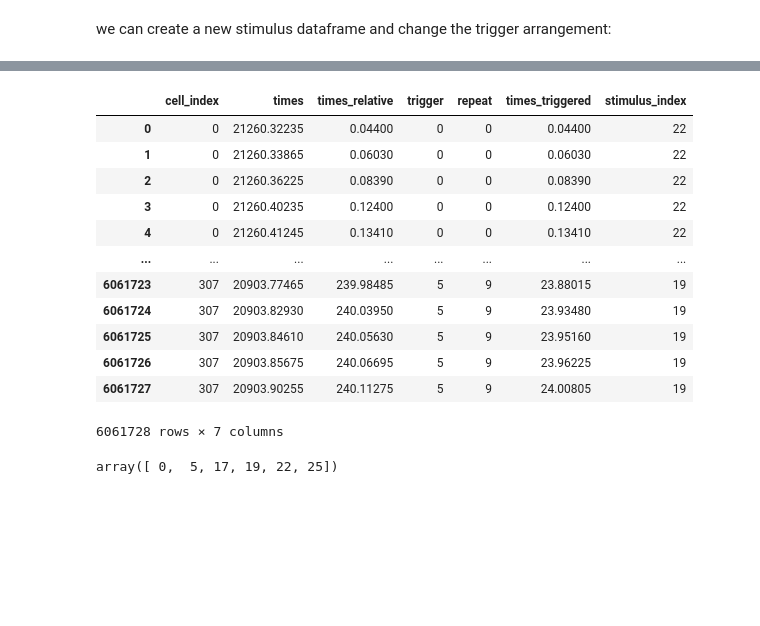
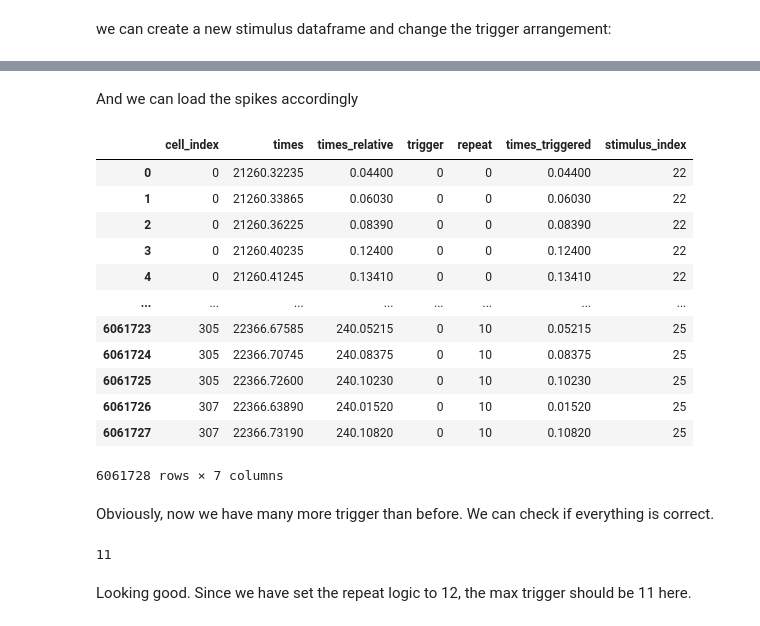
Before and after one commit to marvinseifert/polarspike, a Jupyter notebook: Loading_spikes.ipynb, the cells around one changed output, grey strips where cells are left out. Drawn from its saved outputs; the diff is of its cells as text; code cells hidden in the pictures; blank space fills up the shorter version.

```diff
--- a/Loading_spikes.ipynb
+++ b/Loading_spikes.ipynb
@@ -273,20 +224,27 @@ spikes_df = recording.get_spikes_df(stimulus_df="fff_stimulus")
-# %%
-spikes_df
-# %% [output]
-|  | cell_index | times | times_relative | trigger | repeat | times_triggered | stimulus_index |
-| 0 | 0 | 21260.32235 | 0.04400 | 0 | 0 | 0.04400 | 22 |
-| 1 | 0 | 21260.33865 | 0.06030 | 0 | 0 | 0.06030 | 22 |
-| 2 | 0 | 21260.36225 | 0.08390 | 0 | 0 | 0.08390 | 22 |
-| 3 | 0 | 21260.40235 | 0.12400 | 0 | 0 | 0.12400 | 22 |
-| 4 | 0 | 21260.41245 | 0.13410 | 0 | 0 | 0.13410 | 22 |
-| ... | ... | ... | ... | ... | ... | ... | ... |
-| 6061723 | 307 | 20903.77465 | 239.98485 | 5 | 9 | 23.88015 | 19 |
-| 6061724 | 307 | 20903.82930 | 240.03950 | 5 | 9 | 23.93480 | 19 |
-| 6061725 | 307 | 20903.84610 | 240.05630 | 5 | 9 | 23.95160 | 19 |
-| 6061726 | 307 | 20903.85675 | 240.06695 | 5 | 9 | 23.96225 | 19 |
-| 6061727 | 307 | 20903.90255 | 240.11275 | 5 | 9 | 24.00805 | 19 |
-6061728 rows × 7 columns
-# %%
-np.unique(spikes_df["stimulus_index"])
-# %% [output]
-array([ 0,  5, 17, 19, 22, 25])
+# %% [markdown]
+And we can load the spikes accordingly
+# %%
+spikes_df = recording.get_spikes_df(stimulus_df = "fff_stimulus_2s_trigger")
+spikes_df
+# %% [output]
+|  | cell_index | times | times_relative | trigger | repeat | times_triggered | stimulus_index |
+| 0 | 0 | 21260.32235 | 0.04400 | 0 | 0 | 0.04400 | 22 |
+| 1 | 0 | 21260.33865 | 0.06030 | 0 | 0 | 0.06030 | 22 |
+| 2 | 0 | 21260.36225 | 0.08390 | 0 | 0 | 0.08390 | 22 |
+| 3 | 0 | 21260.40235 | 0.12400 | 0 | 0 | 0.12400 | 22 |
+| 4 | 0 | 21260.41245 | 0.13410 | 0 | 0 | 0.13410 | 22 |
+| ... | ... | ... | ... | ... | ... | ... | ... |
+| 6061723 | 305 | 22366.67585 | 240.05215 | 0 | 10 | 0.05215 | 25 |
+| 6061724 | 305 | 22366.70745 | 240.08375 | 0 | 10 | 0.08375 | 25 |
+| 6061725 | 305 | 22366.72600 | 240.10230 | 0 | 10 | 0.10230 | 25 |
+| 6061726 | 307 | 22366.63890 | 240.01520 | 0 | 10 | 0.01520 | 25 |
+| 6061727 | 307 | 22366.73190 | 240.10820 | 0 | 10 | 0.10820 | 25 |
+6061728 rows × 7 columns
+# %% [markdown]
+Obviously, now we have many more trigger than before. We can check if everything is correct.
+# %%
+spikes_df["trigger"].max()
+# %% [output]
+11
+# %% [markdown]
+Looking good. Since we have set the repeat logic to 12, the max trigger should be 11 here.
```
Also changed, not shown: parts of 33 cells of this notebook, 4 other files.
